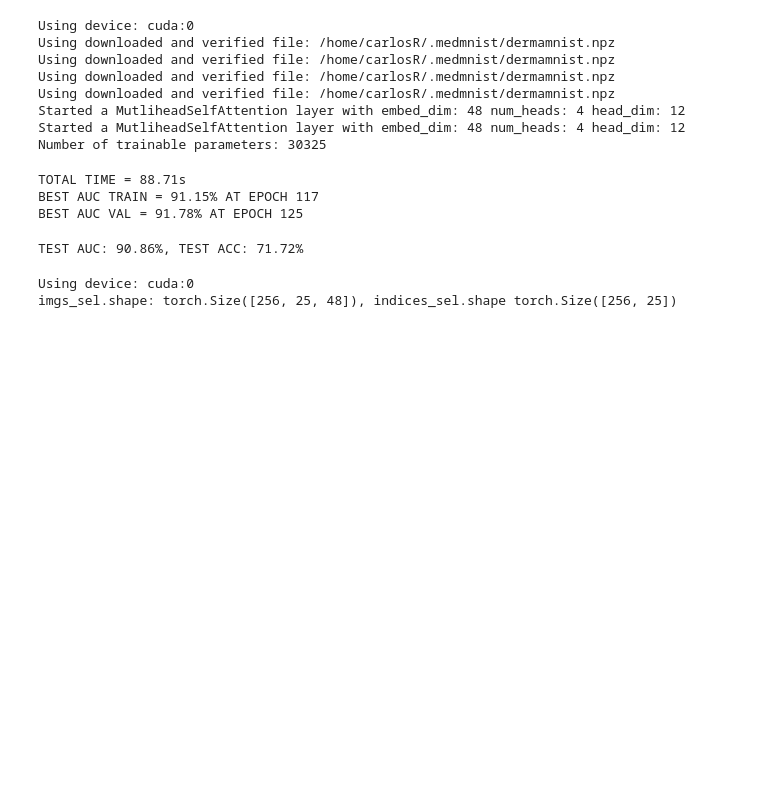
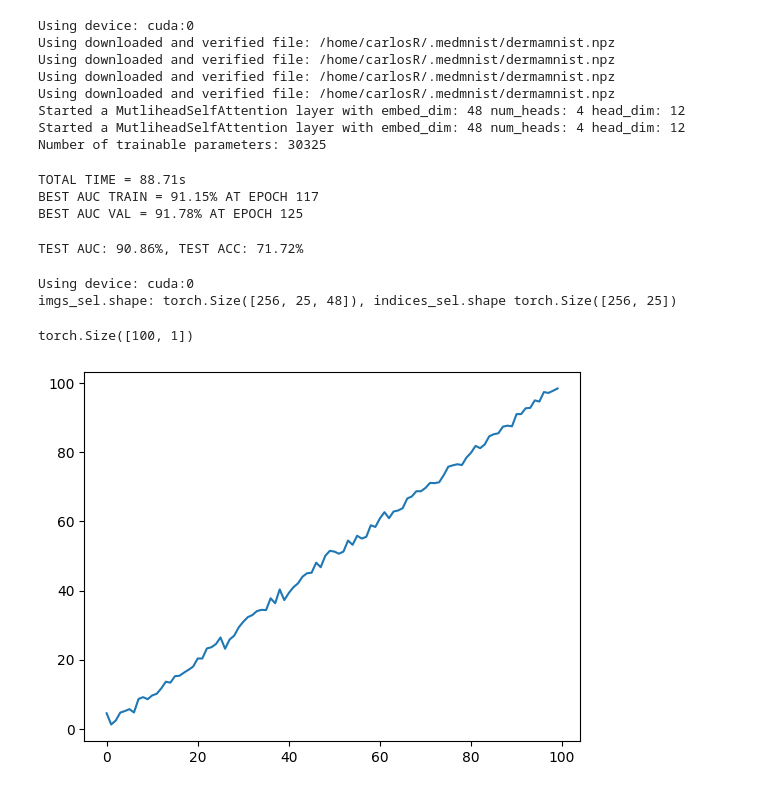
Before and after one commit to Mr-ion77/Transformers, a Jupyter notebook: Tests.ipynb, the cells around one changed output. Cells and saved outputs as stored; diff of their text form; code cells hidden in the pictures; blank space fills up the shorter version.

```diff
--- a/Tests.ipynb
+++ b/Tests.ipynb
@@ -811,3 +811,25 @@ def make_demo_qnode(n_wires=3, rotate=False, device_name='default.qubit'):
         return qml.state()
 
     return circuit
+# %%
+import torch, numpy as np
+import matplotlib.pyplot as plt
+
+# Make mock data:
+
+class MockTimeSeries():
+    def __init__(self, shape = ( 100, 1 ), std = 1, slope = 1e-2):
+        self.mean = torch.tensor([ i*slope for i in range(shape[0])]).unsqueeze(1).expand(shape)
+        print(self.mean.shape)
+        self.std = std
+        self.series = self.mean + torch.normal(mean = self.mean, std = std)
+
+    def plot(self):
+        plt.plot(self.series)
+        plt.show()
+
+ts = MockTimeSeries( shape = ( 100, 1 ), std = 1, slope = 0.5)
+ts.plot()
+# %% [output]
+torch.Size([100, 1])
+[figure, added]
```
Also changed, not shown: parts of 3 cells of this notebook, 13 other files.
